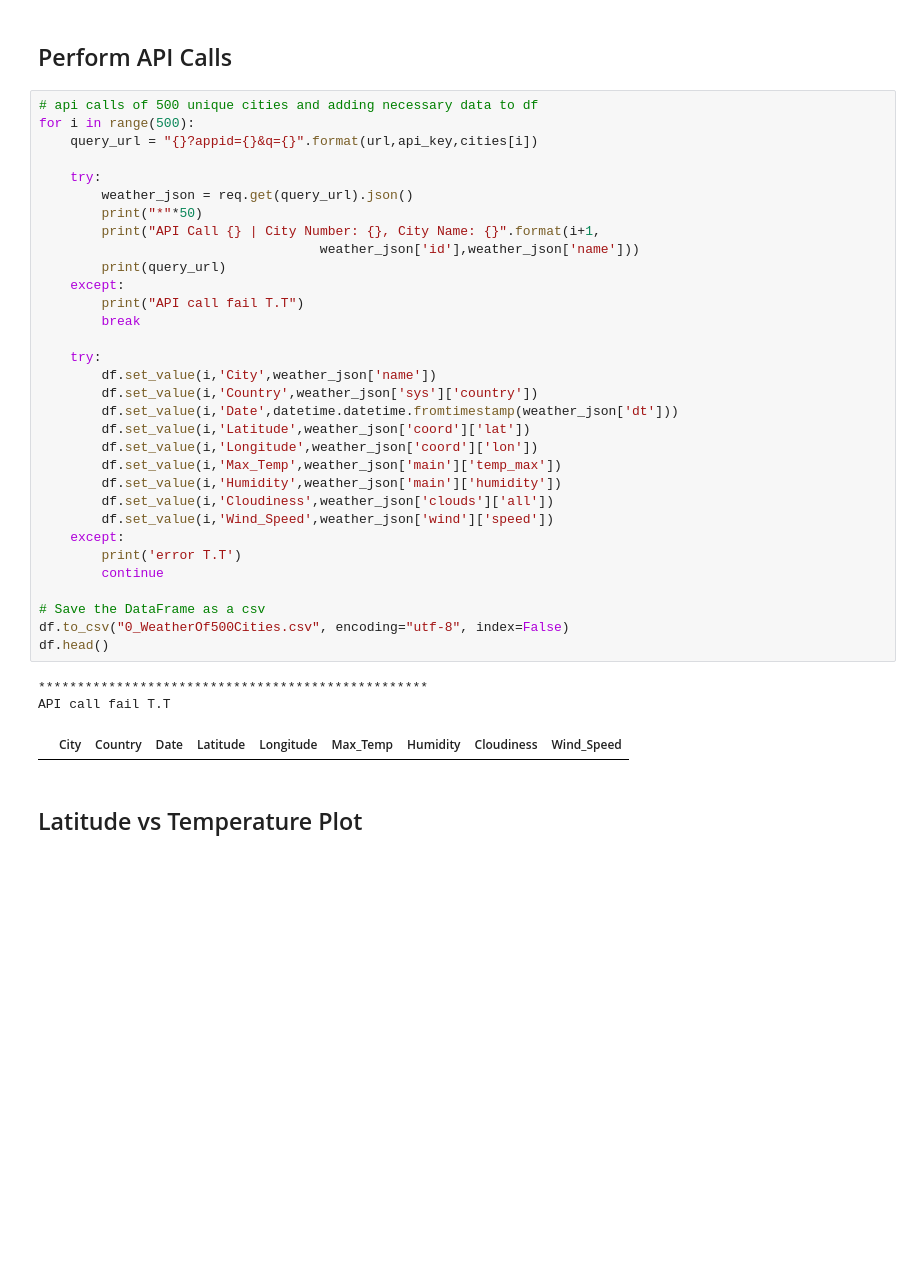
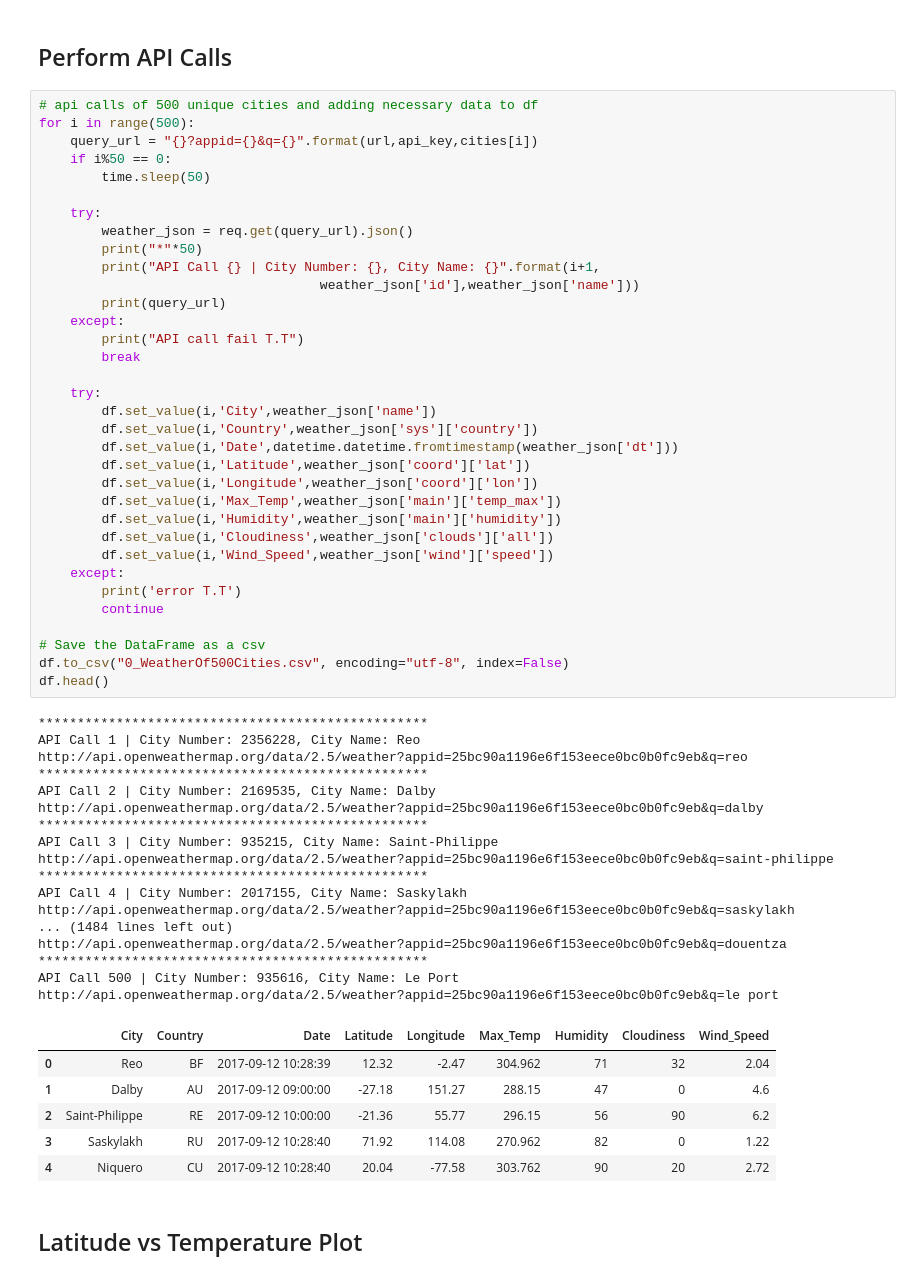
Before and after one commit to jamiejin91/python-challenge, a Jupyter notebook: xJamieJin_HW6/xJamieJin_HW6.ipynb, the cells around one changed output. Cells and saved outputs as stored; diff of their text form; blank space fills up the shorter version.

```diff
--- a/xJamieJin_HW6/xJamieJin_HW6.ipynb
+++ b/xJamieJin_HW6/xJamieJin_HW6.ipynb
@@ -39,38 +40,60 @@ cities = list(set(list(
 # api calls of 500 unique cities and adding necessary data to df
 for i in range(500):
     query_url = "{}?appid={}&q={}".format(url,api_key,cities[i])
+    if i%50 == 0:
+        time.sleep(50)
 
     try:
         weather_json = req.get(query_url).json()
         print("*"*50)
         print("API Call {} | City Number: {}, City Name: {}".format(i+1,
                                     weather_json['id'],weather_json['name']))
         print(query_url)
     except:
         print("API call fail T.T")
         break
 
     try:
         df.set_value(i,'City',weather_json['name'])
         df.set_value(i,'Country',weather_json['sys']['country'])
         df.set_value(i,'Date',datetime.datetime.fromtimestamp(weather_json['dt']))
         df.set_value(i,'Latitude',weather_json['coord']['lat'])
         df.set_value(i,'Longitude',weather_json['coord']['lon'])
         df.set_value(i,'Max_Temp',weather_json['main']['temp_max'])
         df.set_value(i,'Humidity',weather_json['main']['humidity'])
         df.set_value(i,'Cloudiness',weather_json['clouds']['all'])
         df.set_value(i,'Wind_Speed',weather_json['wind']['speed'])
     except:
         print('error T.T')
         continue
 
 # Save the DataFrame as a csv
 df.to_csv("0_WeatherOf500Cities.csv", encoding="utf-8", index=False)
 df.head()
 # %% [output]
 **************************************************
-API call fail T.T
+API Call 1 | City Number: 2356228, City Name: Reo
+http://api.openweathermap.org/data/2.5/weather?appid=25bc90a1196e6f153eece0bc0b0fc9eb&q=reo
+**************************************************
+API Call 2 | City Number: 2169535, City Name: Dalby
+http://api.openweathermap.org/data/2.5/weather?appid=25bc90a1196e6f153eece0bc0b0fc9eb&q=dalby
+**************************************************
+API Call 3 | City Number: 935215, City Name: Saint-Philippe
+http://api.openweathermap.org/data/2.5/weather?appid=25bc90a1196e6f153eece0bc0b0fc9eb&q=saint-philippe
+**************************************************
+API Call 4 | City Number: 2017155, City Name: Saskylakh
+http://api.openweathermap.org/data/2.5/weather?appid=25bc90a1196e6f153eece0bc0b0fc9eb&q=saskylakh
+... (1484 lines left out)
+http://api.openweathermap.org/data/2.5/weather?appid=25bc90a1196e6f153eece0bc0b0fc9eb&q=douentza
+**************************************************
+API Call 500 | City Number: 935616, City Name: Le Port
+http://api.openweathermap.org/data/2.5/weather?appid=25bc90a1196e6f153eece0bc0b0fc9eb&q=le port
 |  | City | Country | Date | Latitude | Longitude | Max_Temp | Humidity | Cloudiness | Wind_Speed |
+| 0 | Reo | BF | 2017-09-12 10:28:39 | 12.32 | -2.47 | 304.962 | 71 | 32 | 2.04 |
+| 1 | Dalby | AU | 2017-09-12 09:00:00 | -27.18 | 151.27 | 288.15 | 47 | 0 | 4.6 |
+| 2 | Saint-Philippe | RE | 2017-09-12 10:00:00 | -21.36 | 55.77 | 296.15 | 56 | 90 | 6.2 |
+| 3 | Saskylakh | RU | 2017-09-12 10:28:40 | 71.92 | 114.08 | 270.962 | 82 | 0 | 1.22 |
+| 4 | Niquero | CU | 2017-09-12 10:28:40 | 20.04 | -77.58 | 303.762 | 90 | 20 | 2.72 |
 # %% [markdown]
 ## Latitude vs Temperature Plot
 # %%
```
Also changed, not shown: parts of 5 cells of this notebook, 10 other files.
